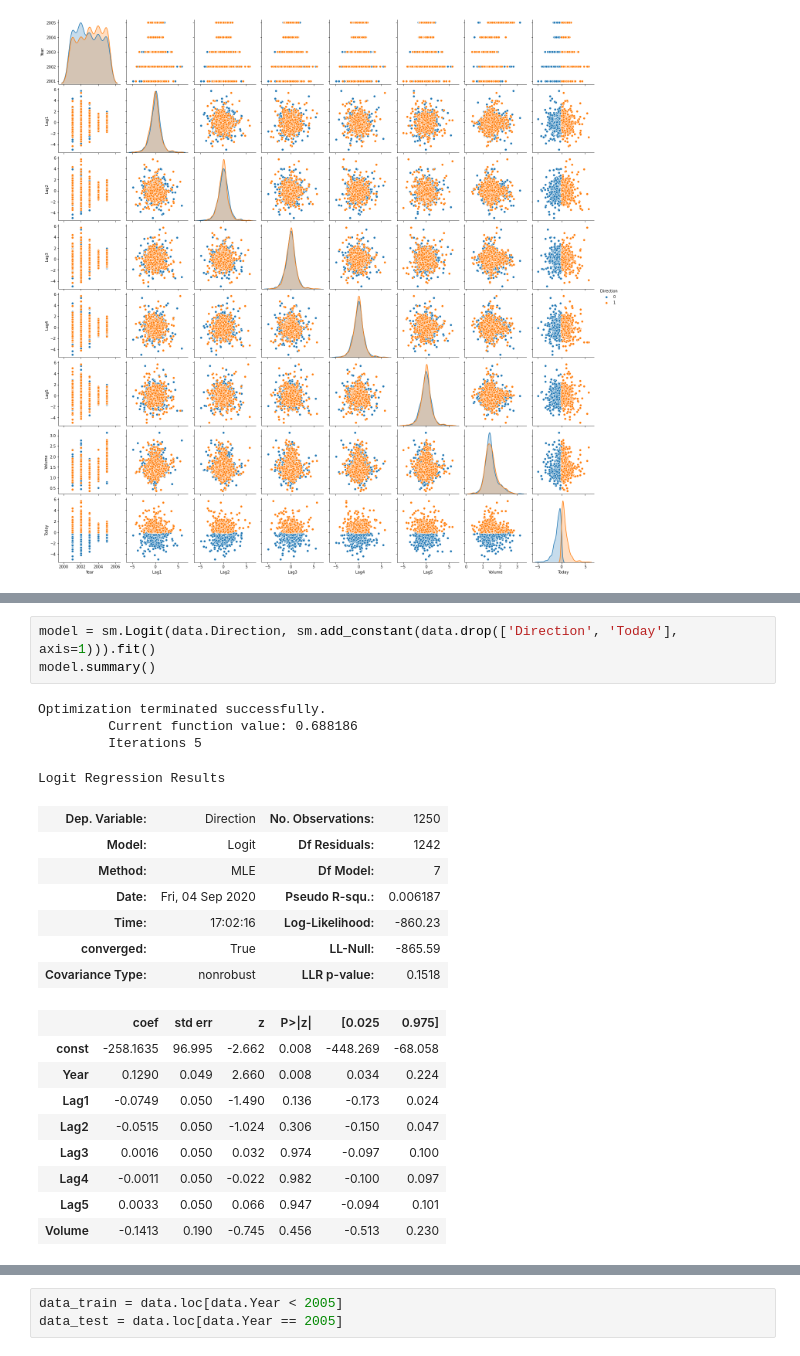
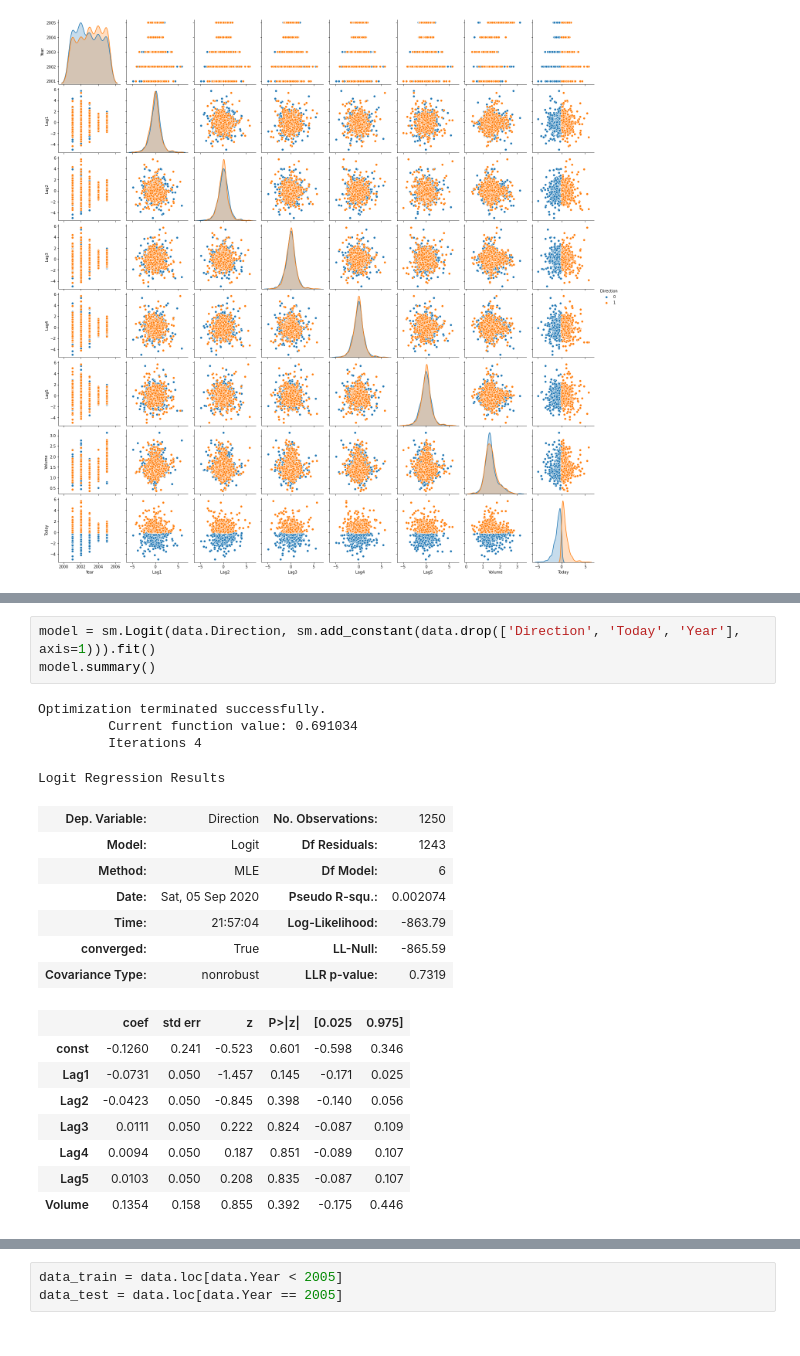
Before and after one commit to vivialprt/ISLR, a Jupyter notebook: Chapter4/Lab.ipynb, the cells around one changed output, grey strips where cells are left out. Saved outputs shown, nothing was run; the diff lists cells and outputs as text.

```diff
--- a/Chapter4/Lab.ipynb
+++ b/Chapter4/Lab.ipynb
@@ -47,28 +47,27 @@ sns.heatmap(data.corr(), annot=True)
 [figure]
 # %%
-model = sm.Logit(data.Direction, sm.add_constant(data.drop(['Direction', 'Today'], axis=1))).fit()
+model = sm.Logit(data.Direction, sm.add_constant(data.drop(['Direction', 'Today', 'Year'], axis=1))).fit()
 model.summary()
 # %% [output]
 Optimization terminated successfully.
-         Current function value: 0.688186
-         Iterations 5
+         Current function value: 0.691034
+         Iterations 4
 Logit Regression Results
 | Dep. Variable: | Direction | No. Observations: | 1250 |
-| Model: | Logit | Df Residuals: | 1242 |
-| Method: | MLE | Df Model: | 7 |
-| Date: | Fri, 04 Sep 2020 | Pseudo R-squ.: | 0.006187 |
-| Time: | 17:02:16 | Log-Likelihood: | -860.23 |
+| Model: | Logit | Df Residuals: | 1243 |
+| Method: | MLE | Df Model: | 6 |
+| Date: | Sat, 05 Sep 2020 | Pseudo R-squ.: | 0.002074 |
+| Time: | 21:57:04 | Log-Likelihood: | -863.79 |
 | converged: | True | LL-Null: | -865.59 |
-| Covariance Type: | nonrobust | LLR p-value: | 0.1518 |
+| Covariance Type: | nonrobust | LLR p-value: | 0.7319 |
 |  | coef | std err | z | P>|z| | [0.025 | 0.975] |
-| const | -258.1635 | 96.995 | -2.662 | 0.008 | -448.269 | -68.058 |
-| Year | 0.1290 | 0.049 | 2.660 | 0.008 | 0.034 | 0.224 |
-| Lag1 | -0.0749 | 0.050 | -1.490 | 0.136 | -0.173 | 0.024 |
-| Lag2 | -0.0515 | 0.050 | -1.024 | 0.306 | -0.150 | 0.047 |
-| Lag3 | 0.0016 | 0.050 | 0.032 | 0.974 | -0.097 | 0.100 |
-| Lag4 | -0.0011 | 0.050 | -0.022 | 0.982 | -0.100 | 0.097 |
-| Lag5 | 0.0033 | 0.050 | 0.066 | 0.947 | -0.094 | 0.101 |
-| Volume | -0.1413 | 0.190 | -0.745 | 0.456 | -0.513 | 0.230 |
+| const | -0.1260 | 0.241 | -0.523 | 0.601 | -0.598 | 0.346 |
+| Lag1 | -0.0731 | 0.050 | -1.457 | 0.145 | -0.171 | 0.025 |
+| Lag2 | -0.0423 | 0.050 | -0.845 | 0.398 | -0.140 | 0.056 |
+| Lag3 | 0.0111 | 0.050 | 0.222 | 0.824 | -0.087 | 0.109 |
+| Lag4 | 0.0094 | 0.050 | 0.187 | 0.851 | -0.089 | 0.107 |
+| Lag5 | 0.0103 | 0.050 | 0.208 | 0.835 | -0.087 | 0.107 |
+| Volume | 0.1354 | 0.158 | 0.855 | 0.392 | -0.175 | 0.446 |
 # %%
 model.predict()[:10]
 # %% [output]
```
Also changed, not shown: parts of 42 cells of this notebook, 1 other file.
